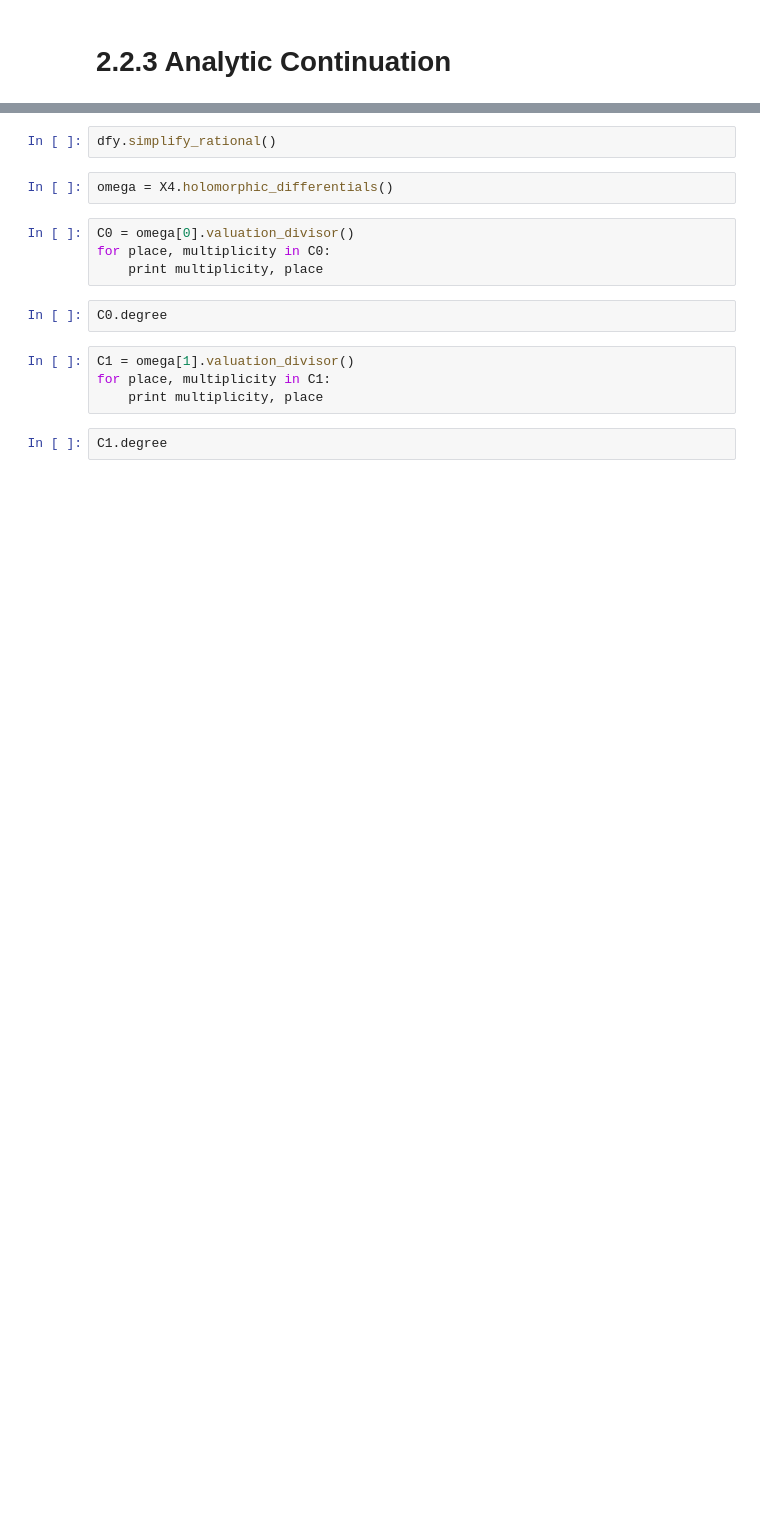
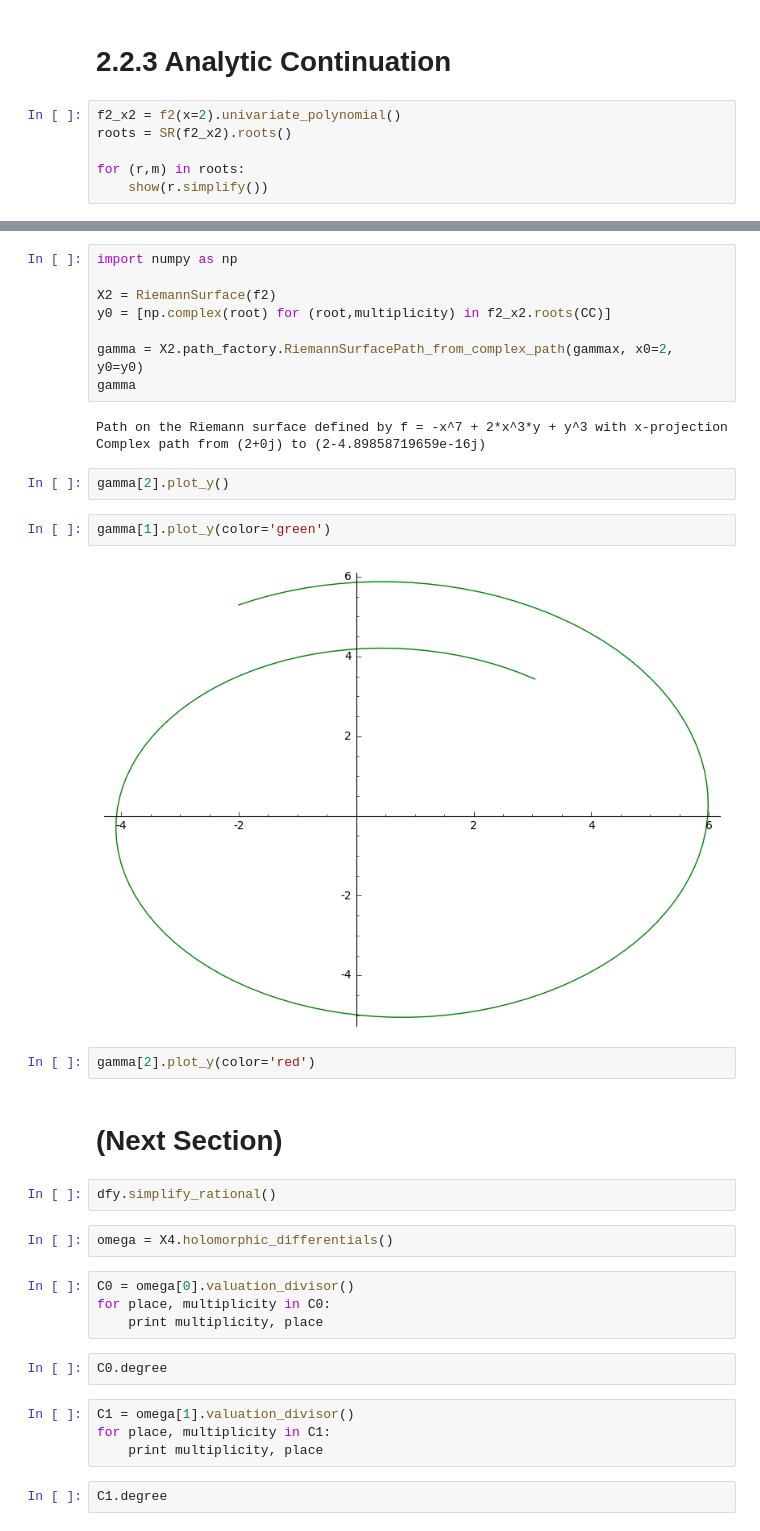
Before and after one commit to cswiercz/thesis, a Jupyter notebook: notebooks/Chatpter 2 - Background.ipynb, the cells around one changed output, grey strips where cells are left out. Cells and saved outputs as stored; diff of their text form; blank space fills up the shorter version.

```diff
--- a/notebooks/Chatpter 2 - Background.ipynb
+++ b/notebooks/Chatpter 2 - Background.ipynb
@@ -209,2 +150,8 @@ f_.total_degree()
 # %% [markdown]
 # 2.2.3 Analytic Continuation
+# %%
+f2_x2 = f2(x=2).univariate_polynomial()
+roots = SR(f2_x2).roots()
+
+for (r,m) in roots:
+    show(r.simplify())
@@ -211,3 +172,23 @@ f_.total_degree()
+# %%
+import numpy as np
+
+X2 = RiemannSurface(f2)
+y0 = [np.complex(root) for (root,multiplicity) in f2_x2.roots(CC)]
+
+gamma = X2.path_factory.RiemannSurfacePath_from_complex_path(gammax, x0=2, y0=y0)
+gamma
+# %% [output]
+Path on the Riemann surface defined by f = -x^7 + 2*x^3*y + y^3 with x-projection Complex path from (2+0j) to (2-4.89858719659e-16j)
+# %%
+gamma[2].plot_y()
+# %%
+gamma[1].plot_y(color='green')
+# %% [output]
+[figure, added]
+# %%
+gamma[2].plot_y(color='red')
+# %% [markdown]
+# (Next Section)
 # %%
 dfy.simplify_rational()
 # %%
```
Also changed, not shown: parts of 18 cells of this notebook, 7 other files.
